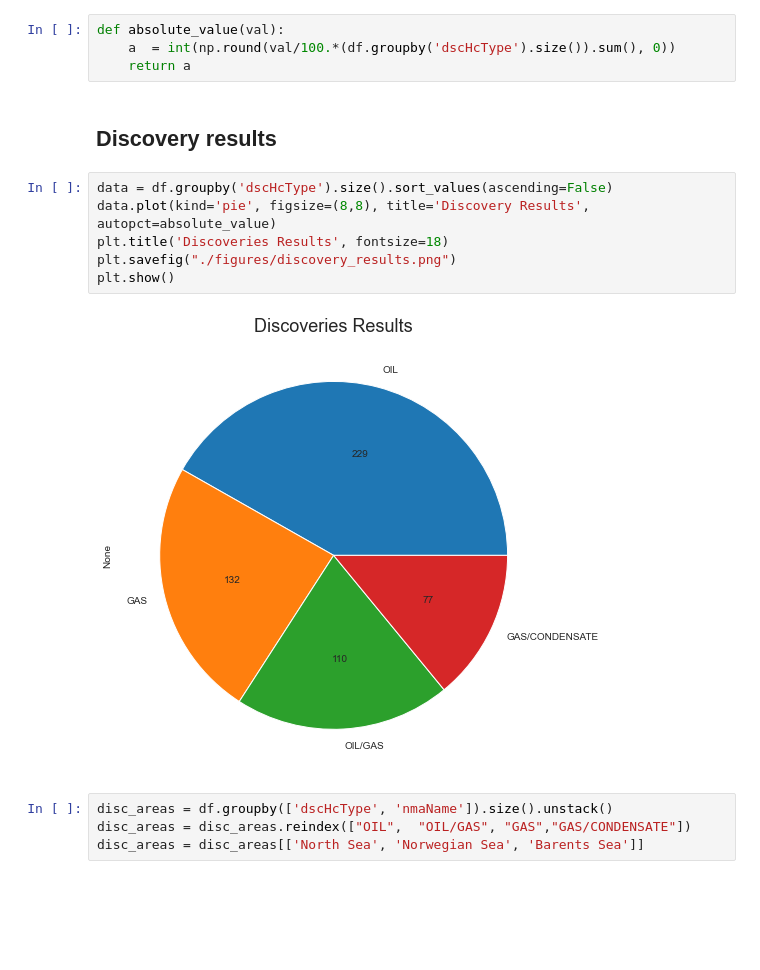
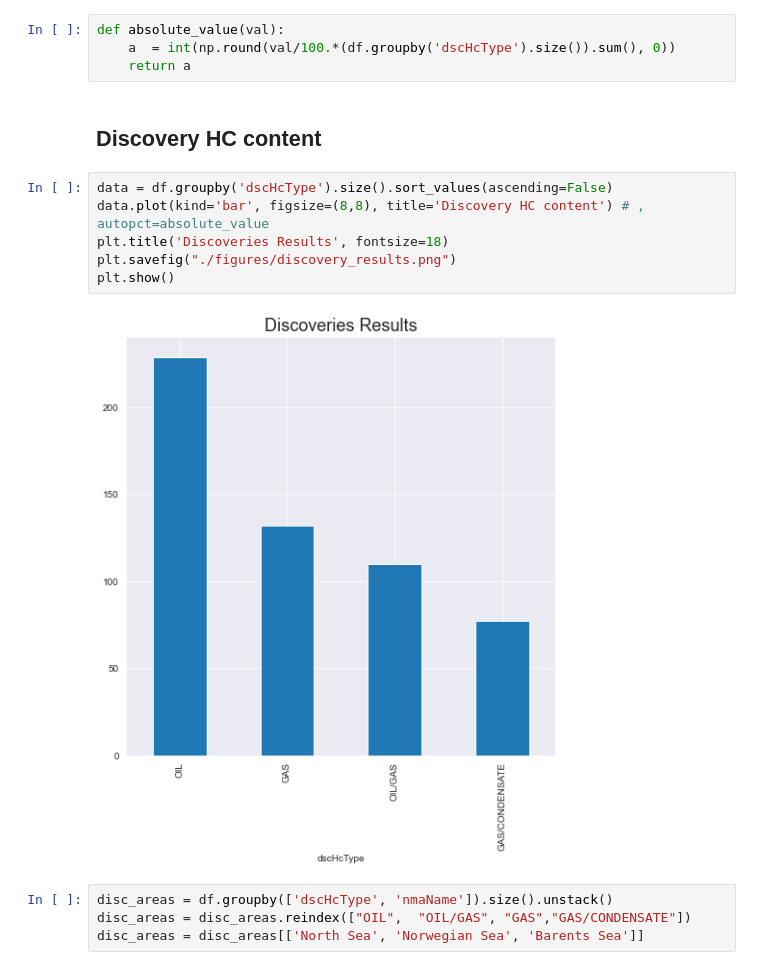
Before and after one commit to ABDunbar/NPD-Visualisation, a Jupyter notebook: npd_links.ipynb, the cells around one changed output. Drawn from its saved outputs; the diff is of its cells as text; blank space fills up the shorter version.

```diff
--- a/npd_links.ipynb
+++ b/npd_links.ipynb
@@ -187,15 +187,15 @@ def absolute_value(val):
     a  = int(np.round(val/100.*(df.groupby('dscHcType').size()).sum(), 0))
     return a
 # %% [markdown]
-## Discovery results
+## Discovery HC content
 # %%
 data = df.groupby('dscHcType').size().sort_values(ascending=False)
-data.plot(kind='pie', figsize=(8,8), title='Discovery Results', autopct=absolute_value)
+data.plot(kind='bar', figsize=(8,8), title='Discovery HC content') # , autopct=absolute_value
 plt.title('Discoveries Results', fontsize=18)
 plt.savefig("./figures/discovery_results.png")
 plt.show()
 # %% [output]
-[figure, old version]
+[figure, new version]
 # %%
 disc_areas = df.groupby(['dscHcType', 'nmaName']).size().unstack()
 disc_areas = disc_areas.reindex(["OIL",  "OIL/GAS", "GAS","GAS/CONDENSATE"])
```
Also changed, not shown: parts of 5 cells of this notebook.
